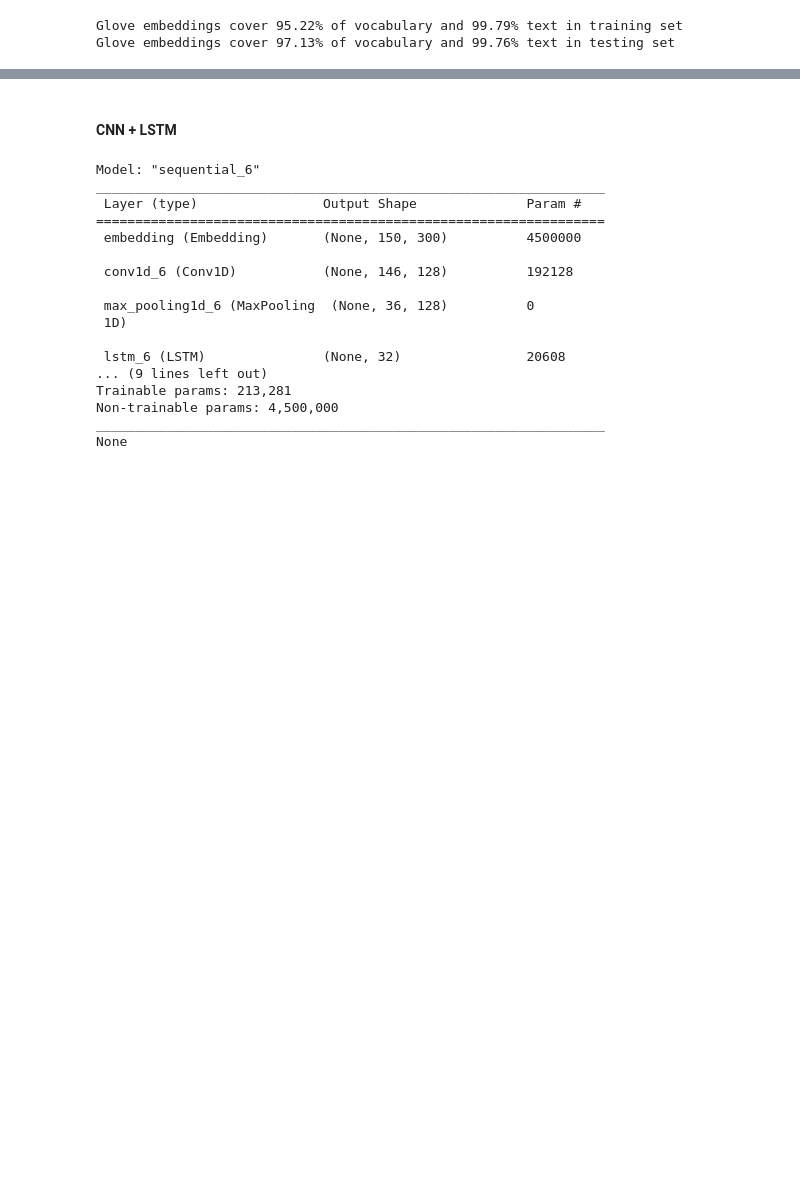
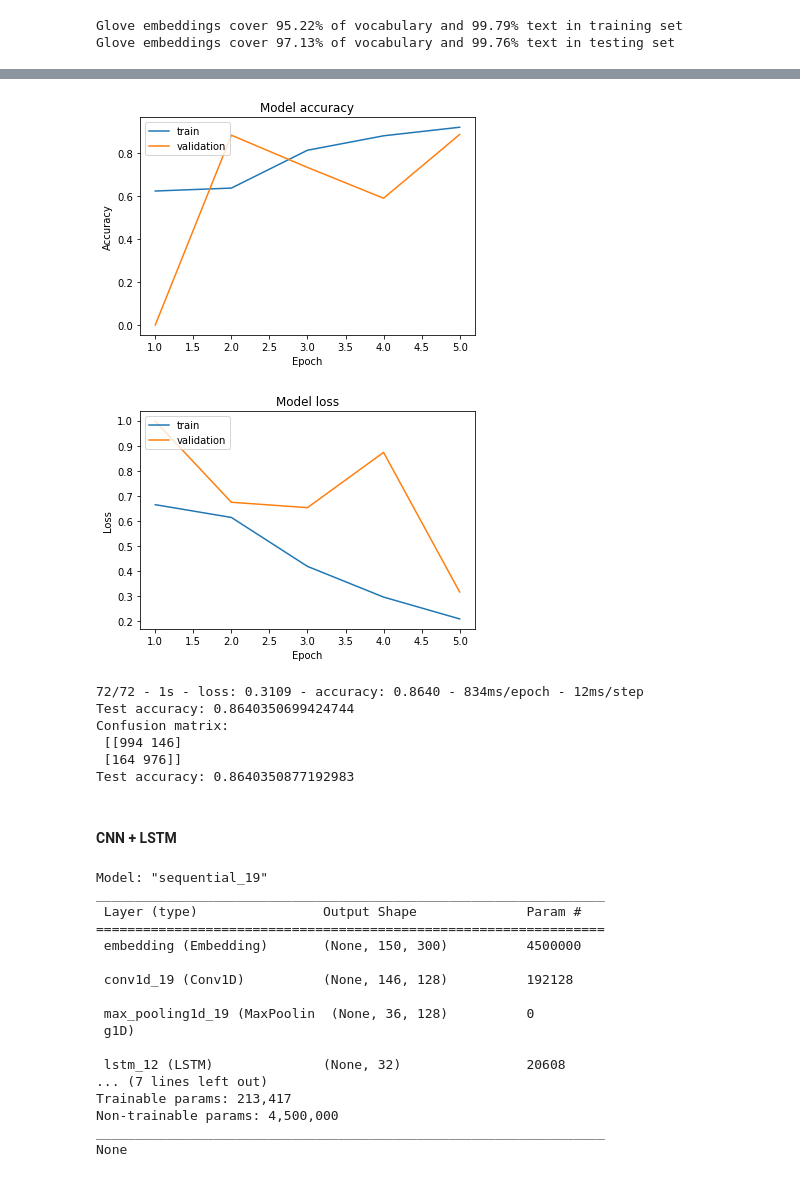
Before and after one commit to azwidodo/Tugas-Akhir-5, a Jupyter notebook: 06_comb.ipynb, the cells around one changed output, grey strips where cells are left out. Saved outputs shown, nothing was run; the diff lists cells and outputs as text; code cells hidden in the pictures; blank space fills up the shorter version.

Commit message:
train

```diff
--- a/06_comb.ipynb
+++ b/06_comb.ipynb
@@ -140,0 +139,11 @@ del(embedding_matrix)
+# %%
+model = Sequential()
+model.add(embedding_layer)
+model.add(Conv1D(128, 5, activation="relu"))
+model.add(MaxPooling1D(4))
+model.add(GRU(64))
+model.add(Dropout(0.2))
+model.add(Dense(16, activation="relu"))
+model.add(Dense(1, activation='sigmoid'))
+
+print(model.summary())
@@ -140,0 +168,17 @@ del(embedding_matrix)
+# %%
+# Compile model
+
+EPOCHS = 5
+LEARNING_RATE = 0.001
+
+optimizer = Adam(learning_rate=LEARNING_RATE)
+
+model.compile(optimizer=optimizer, loss="binary_crossentropy", metrics=["accuracy"])
+
+# Fit model
+
+BATCH_SIZE = 64
+
+# callbacks = [EarlyStopping(monitor='val_loss')]
+
+history = model.fit(x_train_padded, ytrain, batch_size=BATCH_SIZE, epochs=EPOCHS, verbose=1, validation_split=0.2)
@@ -141,32 +196,56 @@ del(embedding_matrix)
+# %%
+# Plot accuracy and loss
+
+plot_history(history)
+
+# Evaluate model
+
+loss, accuracy = model.evaluate(x_test_padded, ytest, verbose=2)
+
+print(f"Test accuracy: {accuracy}")
+
+_y_pred = model.predict(x_test_padded)
+y_pred = np.round(_y_pred)
+
+print(f"Confusion matrix: \n {confusion_matrix(ytest, y_pred)}")
+print(f"Test accuracy: {accuracy_score(ytest, y_pred)}")
+# %% [output]
+[figure, added]
+[figure, added]
+72/72 - 1s - loss: 0.3109 - accuracy: 0.8640 - 834ms/epoch - 12ms/step
+Test accuracy: 0.8640350699424744
+Confusion matrix:
+ [[994 146]
+ [164 976]]
+Test accuracy: 0.8640350877192983
 # %% [markdown]
 #### CNN + LSTM
 # %%
 model = Sequential()
 model.add(embedding_layer)
 model.add(Conv1D(128, 5, activation="relu"))
-# model.add(GlobalMaxPooling1D())
 model.add(MaxPooling1D(4))
 model.add(LSTM(32))
-model.add(Dropout(0.2))
-model.add(Dense(16, activation="relu"))
+# model.add(Dropout(0.2))
+model.add(Dense(20, activation="relu"))
 model.add(Dense(1, activation='sigmoid'))
 
 print(model.summary())
 # %% [output]
-Model: "sequential_6"
+Model: "sequential_19"
 _________________________________________________________________
  Layer (type)                Output Shape              Param #
 =================================================================
  embedding (Embedding)       (None, 150, 300)          4500000
 
- conv1d_6 (Conv1D)           (None, 146, 128)          192128
+ conv1d_19 (Conv1D)          (None, 146, 128)          192128
 
- max_pooling1d_6 (MaxPooling  (None, 36, 128)          0
- 1D)
+ max_pooling1d_19 (MaxPoolin  (None, 36, 128)          0
+ g1D)
 
- lstm_6 (LSTM)               (None, 32)                20608
-... (9 lines left out)
-Trainable params: 213,281
+ lstm_12 (LSTM)              (None, 32)                20608
+... (7 lines left out)
+Trainable params: 213,417
 Non-trainable params: 4,500,000
 _________________________________________________________________
 None
```
Also changed, not shown: parts of 14 cells of this notebook, 5 other files.
